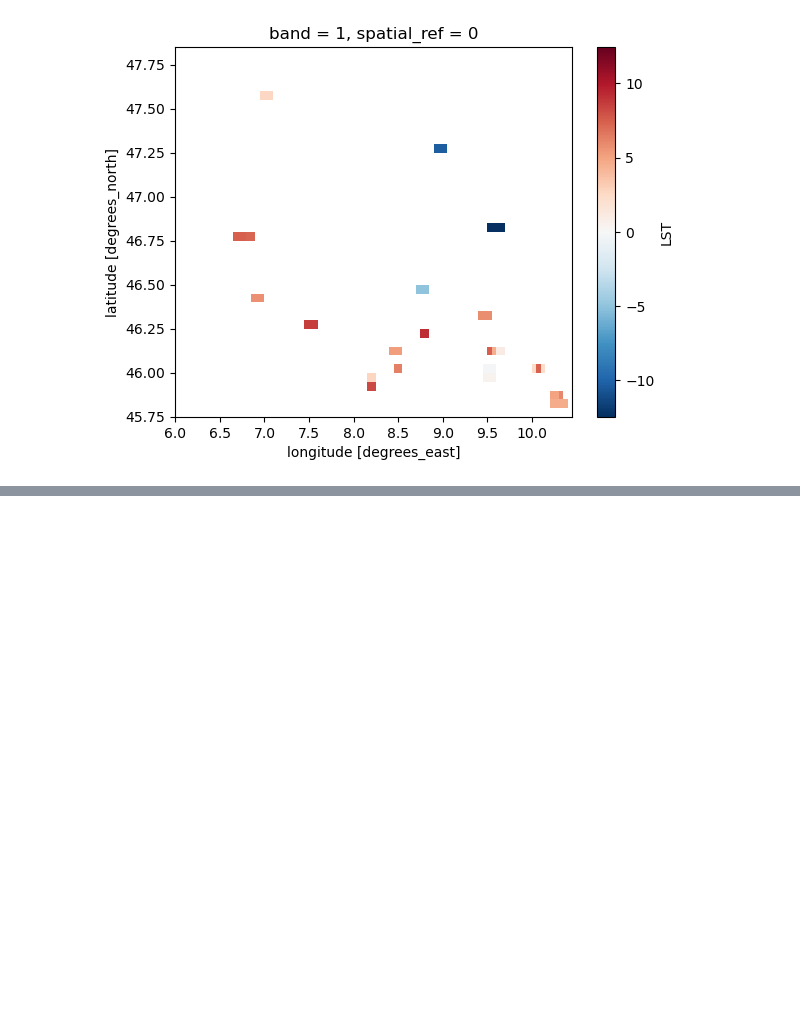
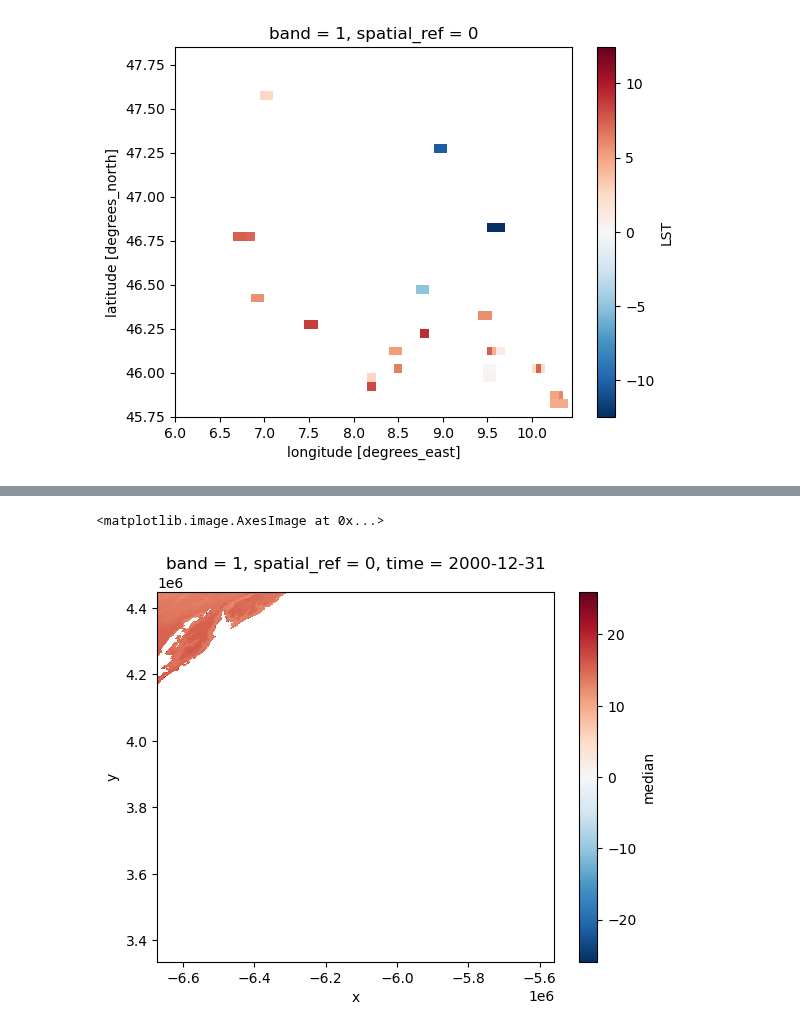
Before and after one commit to felixschulz385/growth-and-temperature, a Jupyter notebook: gnt/experiments/grid.ipynb, the cells around one changed output, grey strips where cells are left out. Drawn from its saved outputs; the diff is of its cells as text; code cells hidden in the pictures; blank space fills up the shorter version.

```diff
--- a/gnt/experiments/grid.ipynb
+++ b/gnt/experiments/grid.ipynb
@@ -1046,0 +1061,5 @@ test = test.rio.clip_box(*bbox)
+# %%
+(test["median"] - 273.15).squeeze().plot.imshow()
+# %% [output]
+<matplotlib.image.AxesImage at 0x...>
+[figure, added]
```
Also changed, not shown: parts of 16 cells of this notebook, 6 other files.
